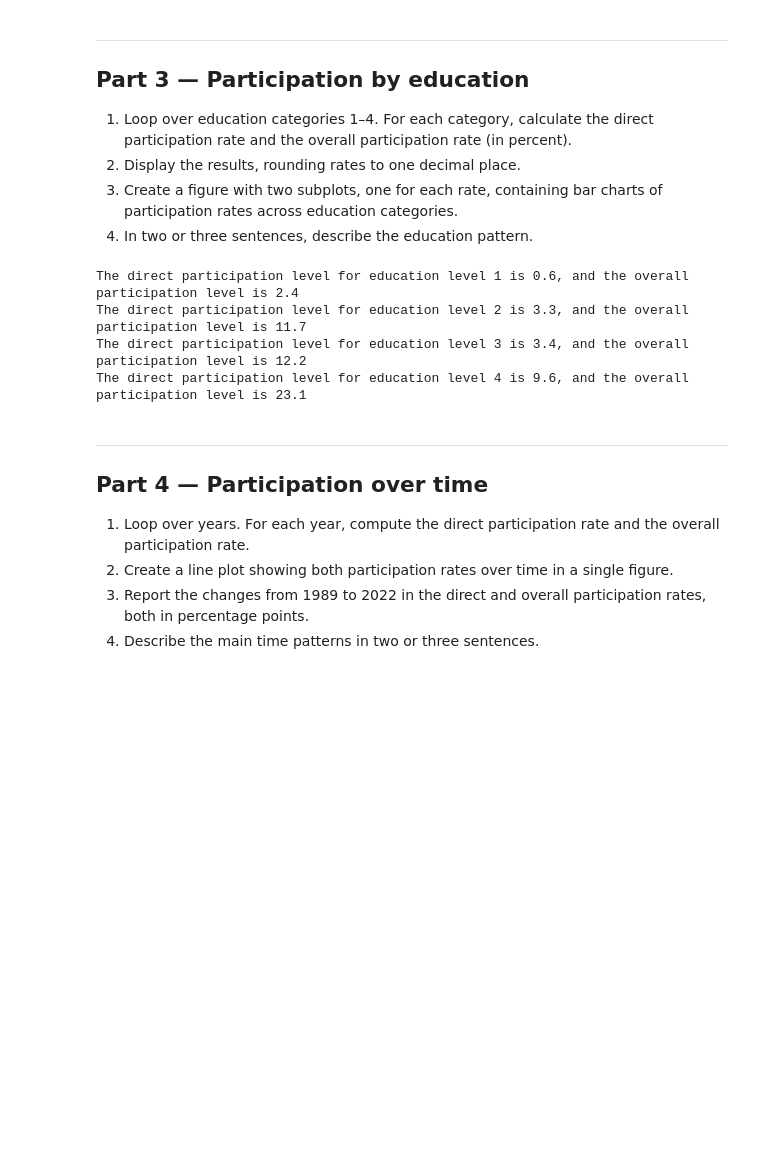
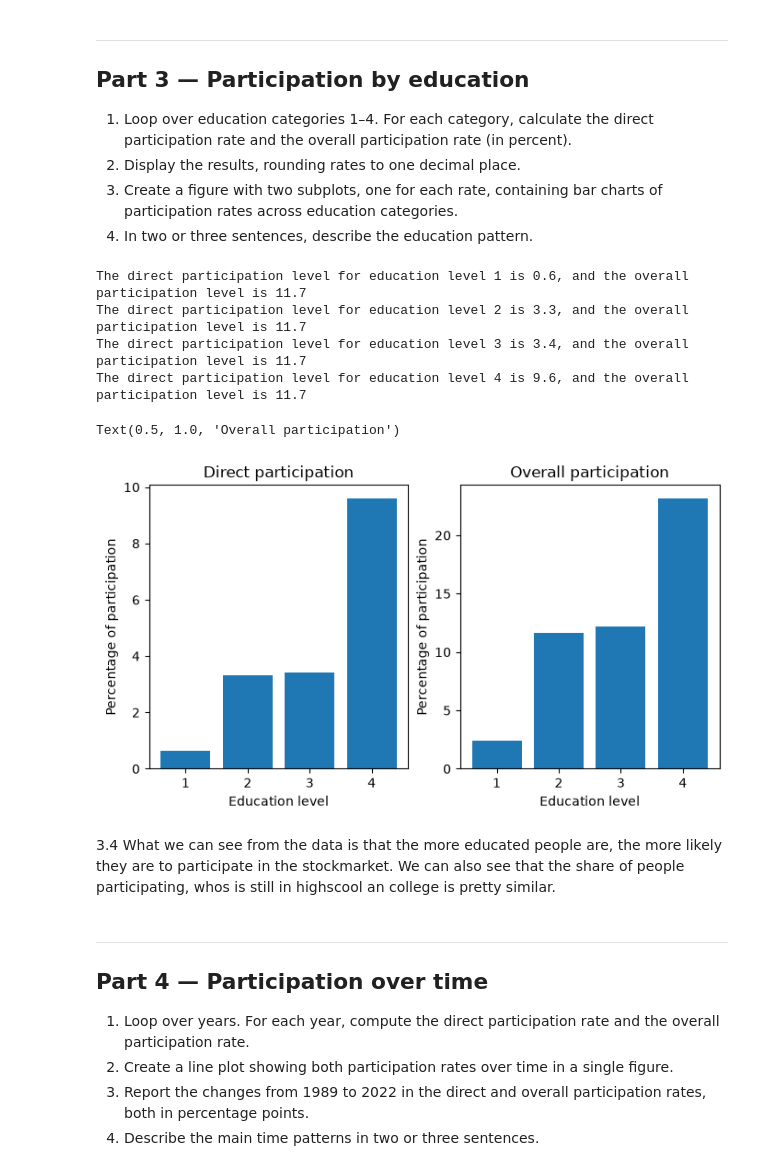
Before and after one commit to FilipThue/TECH2-H26-assignment3, a Jupyter notebook: assignment3.ipynb, the cells around one changed output. Cells and saved outputs as stored; diff of their text form; code cells hidden in the pictures; blank space fills up the shorter version.

```diff
--- a/assignment3.ipynb
+++ b/assignment3.ipynb
@@ -211,13 +211,34 @@ ed_direct_rate = ed_participation_rate(df['direct'])
 ed_overall_rate = ed_participation_rate(df['overall'])
 
 #2
-for i in range(len(ed_direct_rate)):
-    print(f'The direct participation level for education level {i+1} is {round(ed_direct_rate[i], 1)}, and the overall participation level is {round(ed_overall_rate[i], 1)}')
+education_levels = [1, 2, 3, 4]
+for education in education_levels:
+    print(f'The direct participation level for education level {education} is {round(ed_direct_rate[education-1], 1)}, and the overall participation level is {round(ed_overall_rate[i], 1)}')
 # %% [output]
-The direct participation level for education level 1 is 0.6, and the overall participation level is 2.4
+The direct participation level for education level 1 is 0.6, and the overall participation level is 11.7
 The direct participation level for education level 2 is 3.3, and the overall participation level is 11.7
-The direct participation level for education level 3 is 3.4, and the overall participation level is 12.2
-The direct participation level for education level 4 is 9.6, and the overall participation level is 23.1
+The direct participation level for education level 3 is 3.4, and the overall participation level is 11.7
+The direct participation level for education level 4 is 9.6, and the overall participation level is 11.7
+# %%
+import matplotlib.pyplot as plt
+
+fig, axes = plt.subplots(1, 2, figsize = (8, 4))
+
+
+axes[0].bar(education_levels, ed_direct_rate)
+axes[0].set_xlabel("Education level")
+axes[0].set_ylabel("Percentage of participation")
+axes[0].set_title("Direct participation")
+axes[1].bar(education_levels, ed_overall_rate)
+axes[1].set_xlabel("Education level")
+axes[1].set_ylabel("Percentage of participation")
+axes[1].set_title("Overall participation")
+# %% [output]
+Text(0.5, 1.0, 'Overall participation')
+[figure, added]
+# %% [markdown]
+3.4
+What we can see from the data is that the more educated people are, the more likely they are to participate in the stockmarket. We can also see that the share of people participating, whos is still in highscool an college is pretty similar.
 # %% [markdown]
 ***
 ## Part 4 — Participation over time
```
Also changed, not shown: parts of 2 cells of this notebook.
